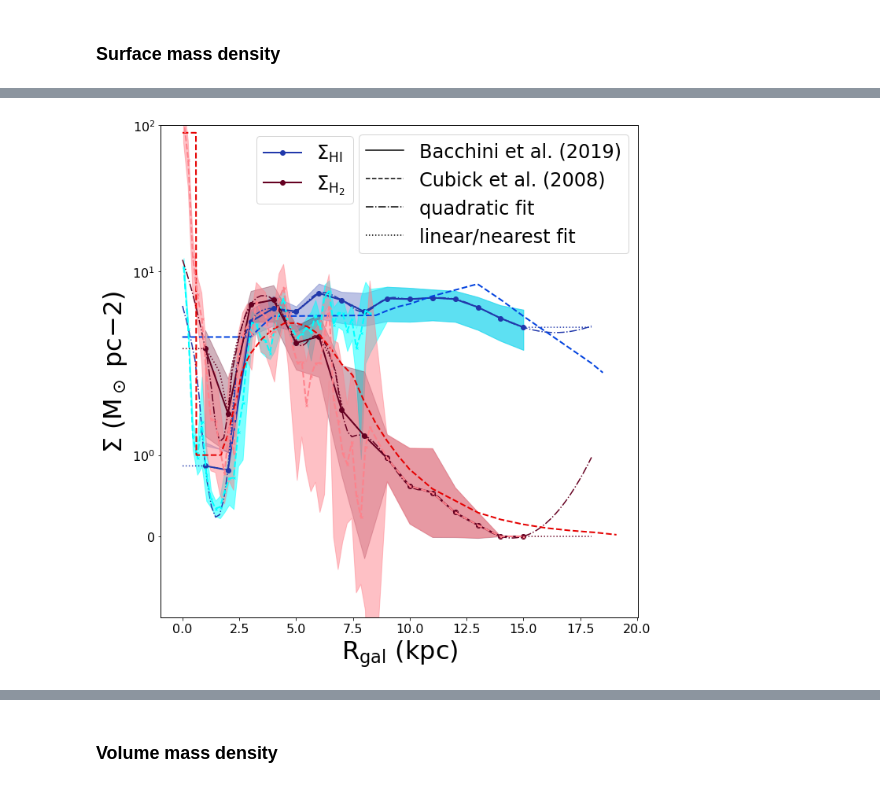
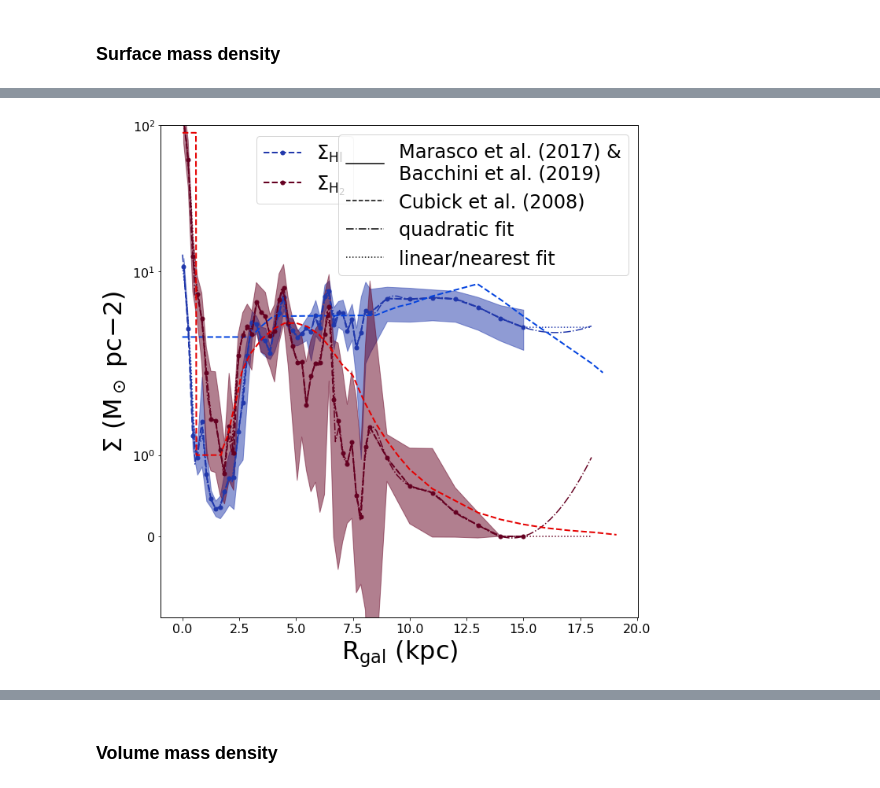
Before and after one commit to CraigYanitski/kosmatau3d, a Jupyter notebook: notebooks/full model/model_inspection.ipynb, the cells around one changed output, grey strips where cells are left out. Drawn from its saved outputs; the diff is of its cells as text; code cells hidden in the pictures.

```diff
--- a/notebooks/full model/model_inspection.ipynb
+++ b/notebooks/full model/model_inspection.ipynb
@@ -156,48 +176,48 @@ sigma_hi_wolfire = pd.read_csv(data_dir + 'hi_surface-density_wolfire.dat', deli
 #sigma_h2_marasco = pd.read_csv(data_dir + 'marasco/MW_M17_H2.txt', delim_whitespace=True, skiprows=12, names=['r', 'v_rot', 'sigma', 'n', 'h', 'Sigma', 'v_err', 'sigma_err', 'n_err', 'h_err', 'Sigma_err'])
 sigma_h2_mb = pd.read_csv(data_dir + 'h2_surface-density_marasco-bacchini.dat', delim_whitespace=True, skiprows=1)
 sigma_hi_mb = pd.read_csv(data_dir + 'hi_surface-density_marasco-bacchini.dat', delim_whitespace=True, skiprows=1)
 
 r_new = np.linspace(0, 18, num=100)
-f_sig_hi = spi.interp1d(sigma_hi_bacchini.r, sigma_hi_bacchini.Sigma_hi, kind='quadratic', fill_value='extrapolate')
-f_sig_h2 = spi.interp1d(sigma_h2_bacchini.r, sigma_h2_bacchini.Sigma_h2, kind='quadratic', fill_value='extrapolate')
+f_sig_hi = spi.interp1d(sigma_hi_mb.r, sigma_hi_mb.Sigma_hi, kind='quadratic', fill_value='extrapolate')
+f_sig_h2 = spi.interp1d(sigma_h2_mb.r, sigma_h2_mb.Sigma_h2, kind='quadratic', fill_value='extrapolate')
 
 fig, ax = plt.subplots(figsize=(10, 10))
 
 # HI
-ax.fill_between(sigma_hi_bacchini.r, sigma_hi_bacchini.Sigma_hi-sigma_hi_bacchini.sigma_Sigma_l,
-                sigma_hi_bacchini.Sigma_hi+sigma_hi_bacchini.sigma_Sigma_u, color='xkcd:sapphire', alpha=0.3)
-ax.plot(sigma_hi_bacchini.r, sigma_hi_bacchini.Sigma_hi, c='xkcd:sapphire', lw=2, marker='o', label=r'$\Sigma_\mathrm{HI}$')
+#ax.fill_between(sigma_hi_bacchini.r, sigma_hi_bacchini.Sigma_hi-sigma_hi_bacchini.sigma_Sigma_l,
+#                sigma_hi_bacchini.Sigma_hi+sigma_hi_bacchini.sigma_Sigma_u, color='xkcd:sapphire', alpha=0.3)
+#ax.plot(sigma_hi_bacchini.r, sigma_hi_bacchini.Sigma_hi, c='xkcd:sapphire', lw=2, marker='o', label=r'$\Sigma_\mathrm{HI}$')
+ax.fill_between(sigma_hi_mb.r, sigma_hi_mb.Sigma_hi-sigma_hi_mb.sigma_Sigma_l,
+                sigma_hi_mb.Sigma_hi+sigma_hi_mb.sigma_Sigma_u, color='xkcd:sapphire', alpha=0.5)
+ax.plot(sigma_hi_mb.r, sigma_hi_mb.Sigma_hi, ls='--', lw=2, marker='o', ms=5, c='xkcd:sapphire', label=r'$\Sigma_\mathrm{HI}$')
 ax.plot(r_new, f_sig_hi(r_new), c='xkcd:sapphire', ls='-.')
-ax.plot(r_new, np.interp(r_new, sigma_hi_bacchini.r, sigma_hi_bacchini.Sigma_hi), c='xkcd:sapphire', ls=':')
+ax.plot(r_new, np.interp(r_new, sigma_hi_mb.r, sigma_hi_mb.Sigma_hi), c='xkcd:sapphire', ls=':')
 ax.plot(sigma_hi_wolfire.r, sigma_hi_wolfire.Sigma_hi, ls='--', lw=2, c='xkcd:blue')
-ax.plot(sigma_hi_marasco.r, sigma_hi_marasco.Sigma, ls='--', lw=2, marker='x', ms=3, c='xkcd:cyan')
-ax.fill_between(sigma_hi_mb.r, sigma_hi_mb.Sigma_hi-sigma_hi_mb.sigma_Sigma_l,
-                sigma_hi_mb.Sigma_hi+sigma_hi_mb.sigma_Sigma_u, color='xkcd:cyan', alpha=0.5)
 # H2
-ax.fill_between(sigma_h2_bacchini.r, sigma_h2_bacchini.Sigma_h2-sigma_h2_bacchini.sigma_Sigma_l,
-                sigma_h2_bacchini.Sigma_h2+sigma_h2_bacchini.sigma_Sigma_u, color='xkcd:maroon', alpha=0.3)
-ax.plot(sigma_h2_bacchini.r, sigma_h2_bacchini.Sigma_h2, c='xkcd:maroon', lw=2, marker='o', label=r'$\Sigma_\mathrm{H_2}$')
+#ax.fill_between(sigma_h2_bacchini.r, sigma_h2_bacchini.Sigma_h2-sigma_h2_bacchini.sigma_Sigma_l,
+#                sigma_h2_bacchini.Sigma_h2+sigma_h2_bacchini.sigma_Sigma_u, color='xkcd:maroon', alpha=0.3)
+#ax.plot(sigma_h2_bacchini.r, sigma_h2_bacchini.Sigma_h2, c='xkcd:maroon', lw=2, marker='o', label=r'$\Sigma_\mathrm{H_2}$')
+ax.fill_between(sigma_h2_mb.r, sigma_h2_mb.Sigma_h2-sigma_h2_mb.sigma_Sigma_l,
+                sigma_h2_mb.Sigma_h2+sigma_h2_mb.sigma_Sigma_u, color='xkcd:maroon', alpha=0.5)
+ax.plot(sigma_h2_mb.r, sigma_h2_mb.Sigma_h2, ls='--', lw=2, marker='o', ms=5, c='xkcd:maroon', label=r'$\Sigma_\mathrm{H_2}$')
 ax.plot(r_new, f_sig_h2(r_new), c='xkcd:maroon', ls='-.')
-ax.plot(r_new, np.interp(r_new, sigma_h2_bacchini.r, sigma_h2_bacchini.Sigma_h2), c='xkcd:maroon', ls=':')
+ax.plot(r_new, np.interp(r_new, sigma_h2_mb.r, sigma_h2_mb.Sigma_h2), c='xkcd:maroon', ls=':')
 ax.plot(sigma_h2_wolfire.r, sigma_h2_wolfire.Sigma_h2, ls='--', lw=2, c='xkcd:red')
-ax.plot(sigma_h2_mb.r, sigma_h2_mb.Sigma_h2, ls='--', lw=2, marker='x', ms=3, c='xkcd:blush pink')
-ax.fill_between(sigma_h2_mb.r, sigma_h2_mb.Sigma_h2-sigma_h2_mb.sigma_Sigma_l,
-                sigma_h2_mb.Sigma_h2+sigma_h2_mb.sigma_Sigma_u, color='xkcd:blush pink', alpha=0.5)
 
 ax.set_xlabel(r'R$_\mathrm{gal}$ (kpc)', fontsize=32)
 ax.set_ylabel(r'$\Sigma$ (M$_\odot$ pc${-2}$)', fontsize=32)
 ax.legend(fontsize=24, loc=(0.20, 0.84))
 ax.set_ylim(-1e0, 1e2)
 ax.set_yscale('symlog')
 ax2 = ax.twinx()
 ax2.get_yaxis().set_visible(False)
-ax2.plot([], [], c='xkcd:black', ls='-', label='Bacchini et al. (2019)')
+ax2.plot([], [], c='xkcd:black', ls='-', label='Marasco et al. (2017) &\nBacchini et al. (2019)')
 ax2.plot([], [], c='xkcd:black', ls='--', label='Cubick et al. (2008)')
 ax2.plot([], [], c='xkcd:black', ls='-.', label='quadratic fit')
 ax2.plot([], [], c='xkcd:black', ls=':', label='linear/nearest fit')
 ax2.legend(fontsize=24, loc='upper right')
 ax.tick_params(labelsize=16)
 fig.tight_layout()
 plt.savefig('plots/surface-density_dist.png') ;
 # %% [output]
-[figure, old version]
+[figure, new version]
```
Also changed, not shown: parts of 6 cells of this notebook, 4 other files.
